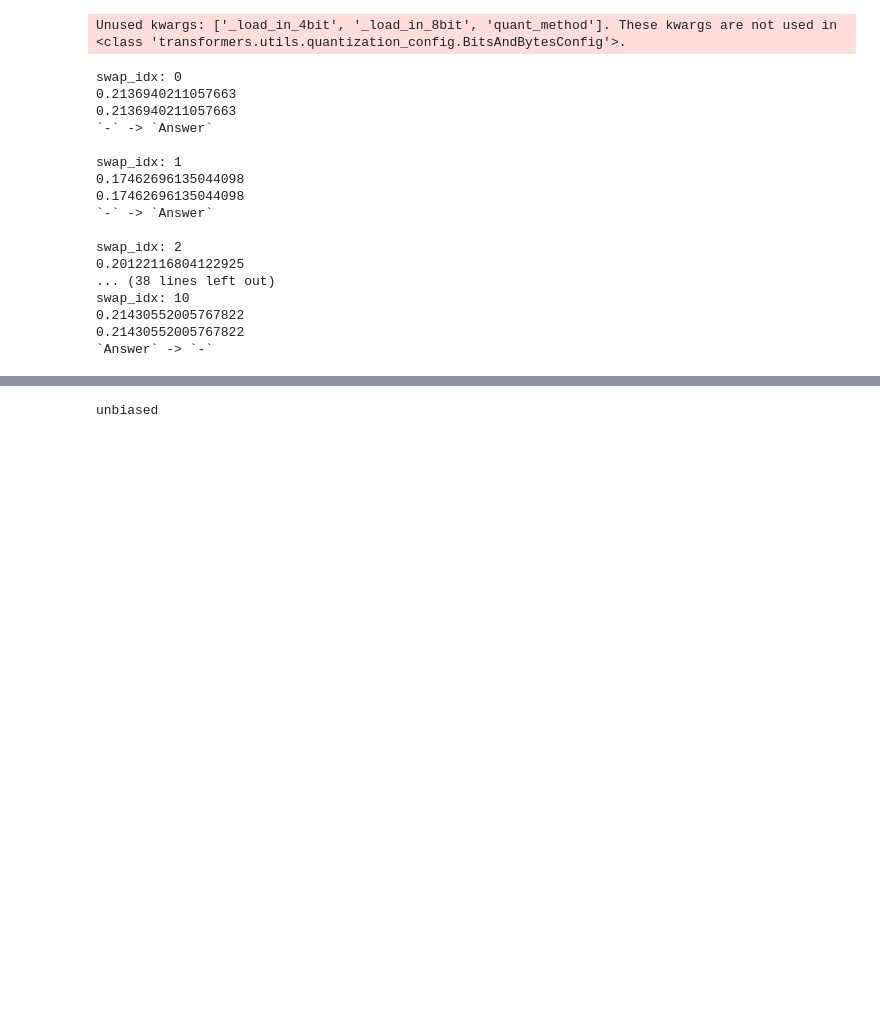
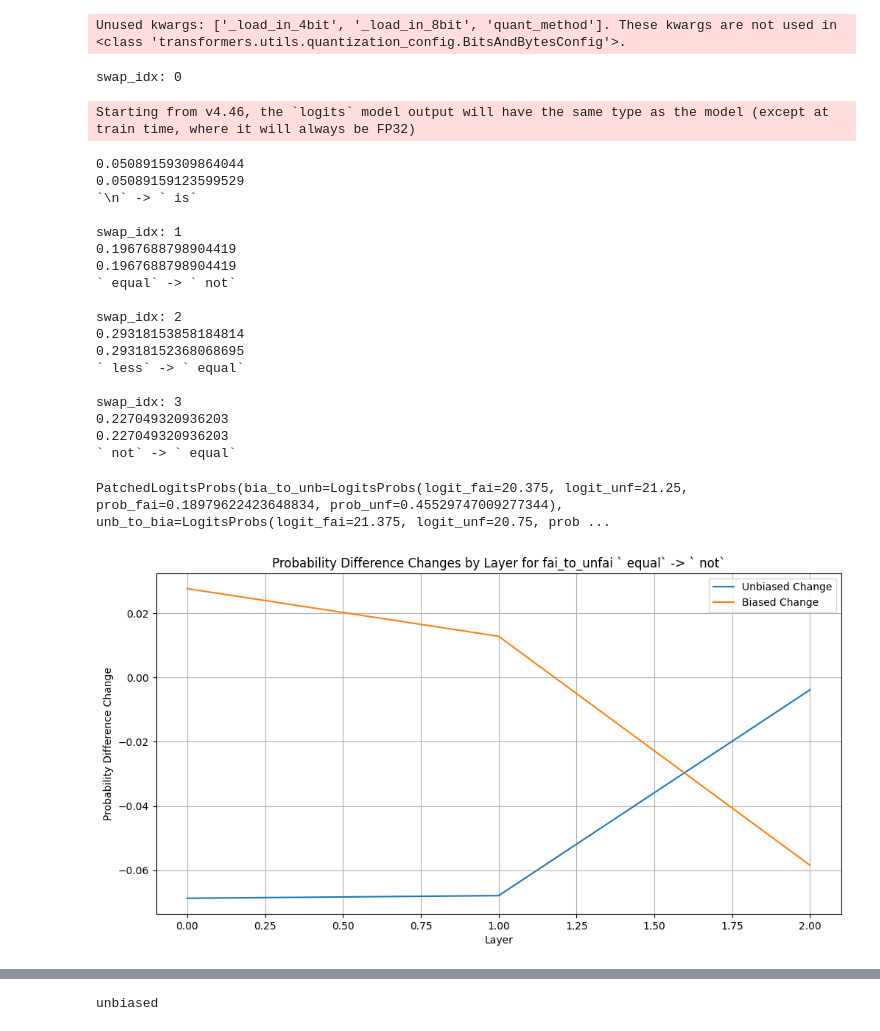
Before and after one commit to jettjaniak/cot-probing, a Jupyter notebook: notebooks/patching_swaps.ipynb, the cells around one changed output, grey strips where cells are left out. Cells and saved outputs as stored; diff of their text form; code cells hidden in the pictures; blank space fills up the shorter version.

```diff
--- a/notebooks/patching_swaps.ipynb
+++ b/notebooks/patching_swaps.ipynb
@@ -60,6 +58,7 @@ model = AutoModelForCausalLM.from_pretrained(
 # %% [output]
 Unused kwargs: ['_load_in_4bit', '_load_in_8bit', 'quant_method']. These kwargs are not used in <class 'transformers.utils.quantization_config.BitsAndBytesConfig'>.
 # %%
+successful_swaps: list[SuccessfulSwap] = successful_swaps_by_q[3]
 for i, swap in enumerate(successful_swaps):
     print(f"swap_idx: {i}")
     unb_fai_prob, unb_unfai_prob = swap.get_unbiased_probs(model)
@@ -81,19 +80,22 @@ for i, swap in enumerate(successful_swaps):
     print()
 # %% [output]
 swap_idx: 0
-0.2136940211057663
-0.2136940211057663
-`-` -> `Answer`
-
-swap_idx: 1
-0.17462696135044098
-0.17462696135044098
-`-` -> `Answer`
-
-swap_idx: 2
-0.20122116804122925
-... (38 lines left out)
-swap_idx: 10
-0.21430552005767822
-0.21430552005767822
-`Answer` -> `-`
+Starting from v4.46, the `logits` model output will have the same type as the model (except at train time, where it will always be FP32)
+0.05089159309864044
+0.05089159123599529
+`\n` -> ` is`
+
+swap_idx: 1
+0.1967688798904419
+0.1967688798904419
+` equal` -> ` not`
+
+swap_idx: 2
+0.29318153858184814
+0.29318152368068695
+` less` -> ` equal`
+
+swap_idx: 3
+0.227049320936203
+0.227049320936203
+` not` -> ` equal`
@@ -166,0 +132,32 @@ for layer in layers:
+# %%
+patched_logits_probs_by_layer_batch[0]
+# %% [output]
+PatchedLogitsProbs(bia_to_unb=LogitsProbs(logit_fai=20.375, logit_unf=21.25, prob_fai=0.18979622423648834, prob_unf=0.45529747009277344), unb_to_bia=LogitsProbs(logit_fai=21.375, logit_unf=20.75, prob ...
+# %%
+from matplotlib import pyplot as plt
+
+swap_dir = swap.swap_dir
+fai_tok = swap.fai_tok
+unfai_tok = swap.unfai_tok
+fai_tok_str = tokenizer.decode(fai_tok).replace("\n", "\\n")
+unfai_tok_str = tokenizer.decode(unfai_tok).replace("\n", "\\n")
+plt.figure(figsize=(12, 6))
+
+plt.plot(
+    [plp.pd_change_unb for plp in patched_logits_probs_by_layer_batch],
+    label="Unbiased Change",
+)
+plt.plot(
+    [plp.pd_change_bia for plp in patched_logits_probs_by_layer_batch],
+    label="Biased Change",
+)
+plt.xlabel("Layer")
+plt.ylabel("Probability Difference Change")
+plt.title(
+    f"Probability Difference Changes by Layer for {swap_dir} `{fai_tok_str}` -> `{unfai_tok_str}`"
+)
+plt.legend()
+plt.grid(True)
+plt.show()
+# %% [output]
+[figure, added]
```
Also changed, not shown: parts of 10 cells of this notebook, 2 other files.
